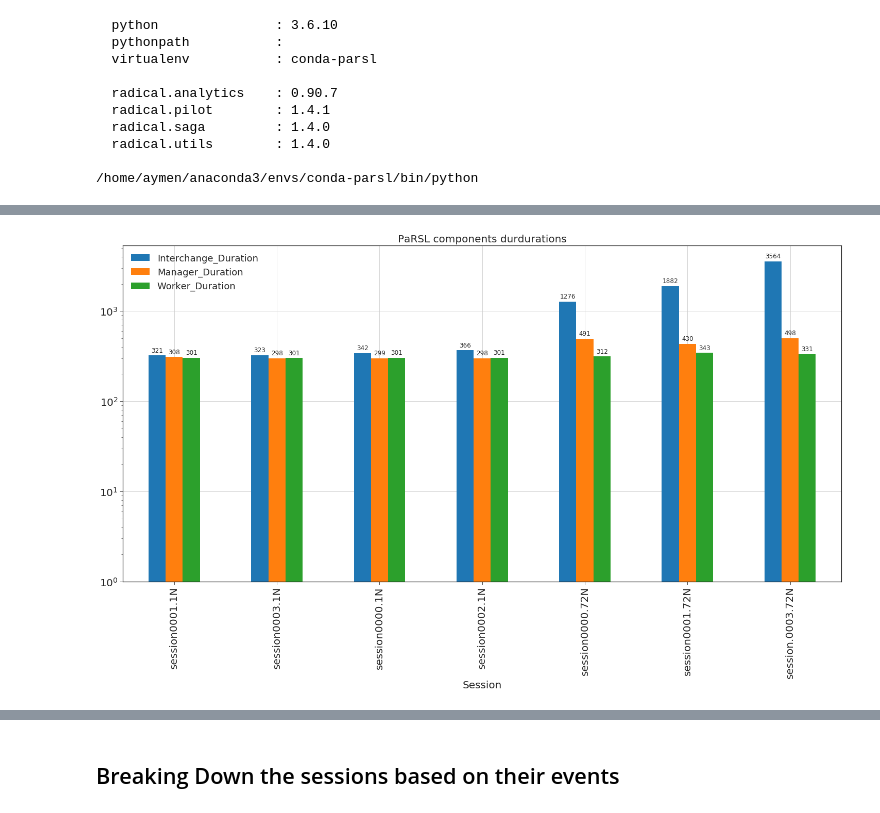
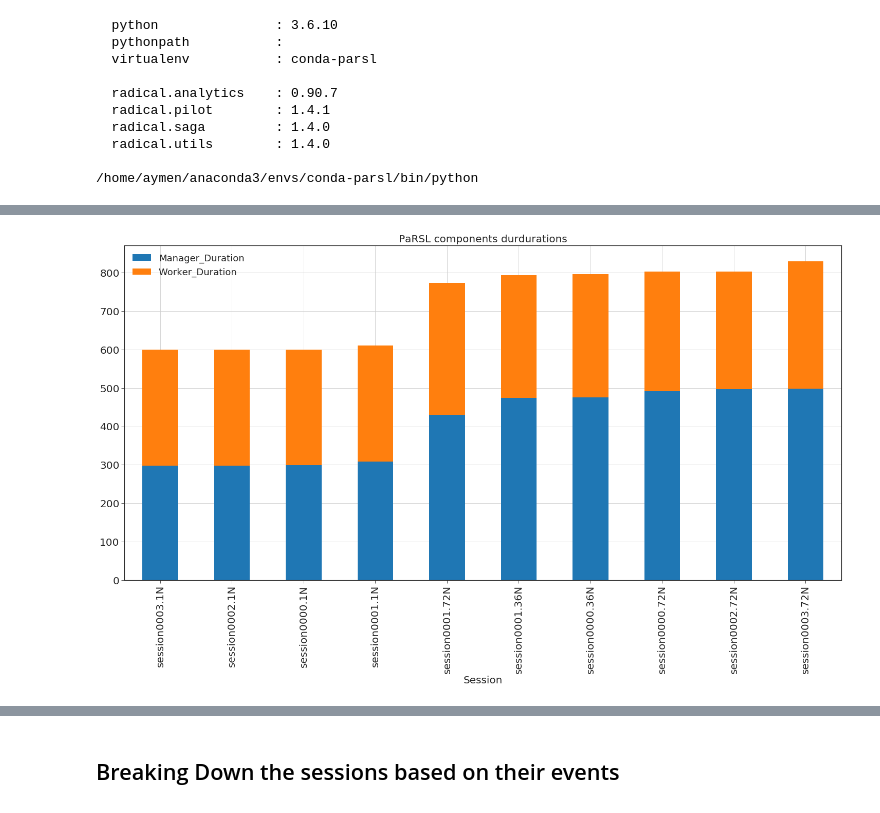
Before and after one commit to AymenFJA/Parsl-RP, a Jupyter notebook: comet-test/Notebook/RP-PARSL.ipynb, the cells around one changed output, grey strips where cells are left out. Drawn from its saved outputs; the diff is of its cells as text; code cells hidden in the pictures.

Commit message:
adding 36 Nodes for both RP and Parsl and plot

```diff
--- a/comet-test/Notebook/RP-PARSL.ipynb
+++ b/comet-test/Notebook/RP-PARSL.ipynb
@@ -134,14 +107,15 @@ fig.savefig('../figures/parsl-rp-72.pdf', dpi=300, bbox_inches='tight')
 # %%
 i_dur = PARSL_interchange.groupby('Session').mean().sort_values('Interchange_Duration')
 i_std = PARSL_interchange.groupby('Session').std()
 m_dur = PARSL_manager.groupby('Session').mean().sort_values('Manager_Duration')
 m_std = PARSL_manager.groupby('Session').std()
 w_dur = PARSL_woker.groupby('Session').mean().sort_values('Worker_Duration')
 w_std = PARSL_woker.groupby('Session').std()
 dfs = [w_dur, m_dur,i_dur]
-T1 =  i_dur.merge(m_dur,on='Session').merge(w_dur,on='Session')
-ax = T1.plot.bar(figsize=(25, 12), grid=True,log=True, title="PaRSL components durdurations" )
-for p in ax.patches:
-    ax.annotate("%.0f" % p.get_height(), (p.get_x() + p.get_width() / 2., p.get_height()), ha='center', va='center', xytext=(0, 10), textcoords='offset points', fontsize=12)
+#T1 =  i_dur.merge(m_dur,on='Session').merge(w_dur,on='Session')#include interchange
+T1 =  m_dur.merge(w_dur,on='Session') #do not include interchange
+ax = T1.plot.bar(figsize=(25, 12), grid=True,stacked=True, title="PaRSL components durdurations" )
+#forManager_Duration p in ax.patches:
+#    ax.annotate("%.0f" % p.get_height(), (p.get_x() + p.get_width() / 2., p.get_height()), ha='center', va='center', xytext=(0, 10), textcoords='offset points', fontsize=12)
 # %% [output]
-[figure, old version]
+[figure, new version]
```
Also changed, not shown: parts of 18 cells of this notebook, 3 other files.
